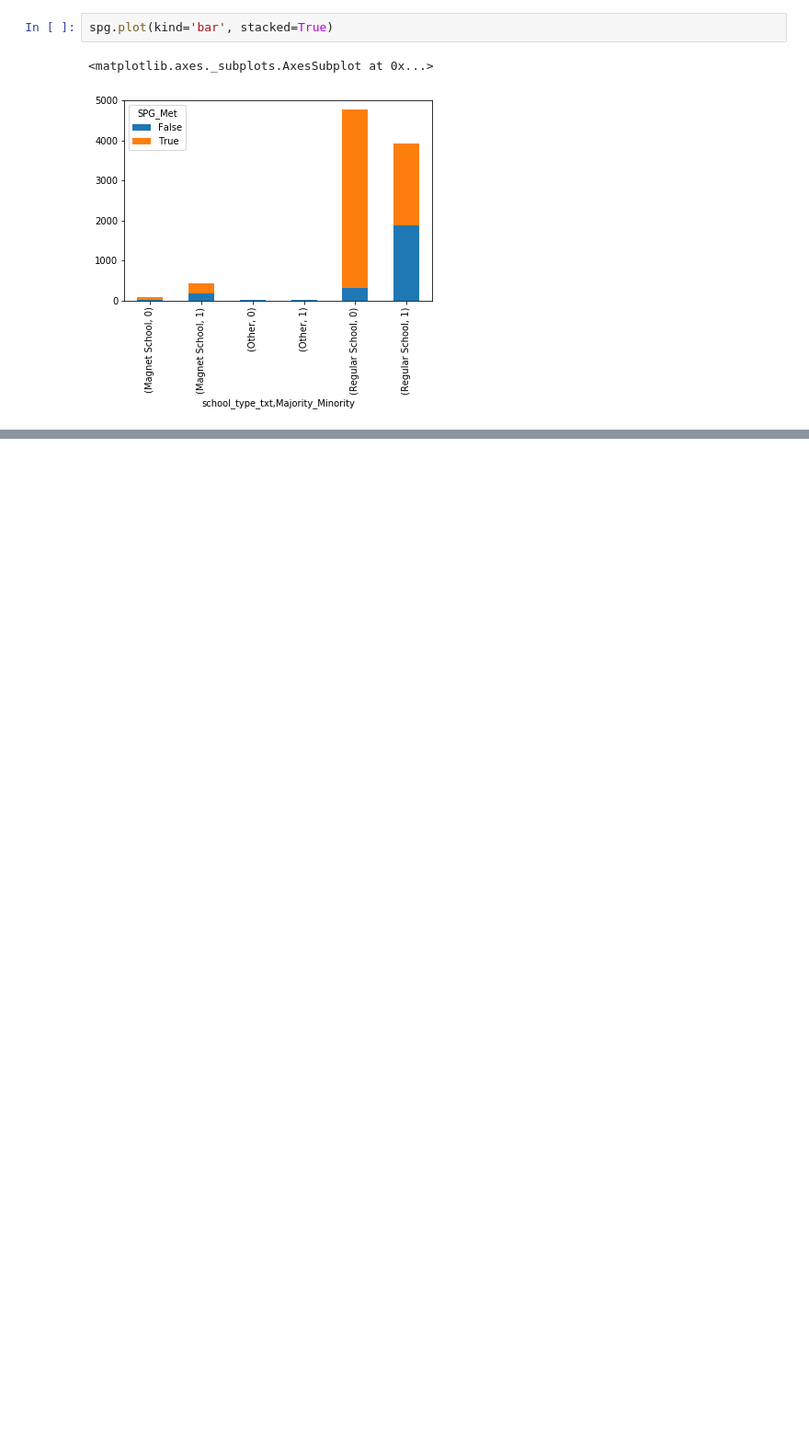
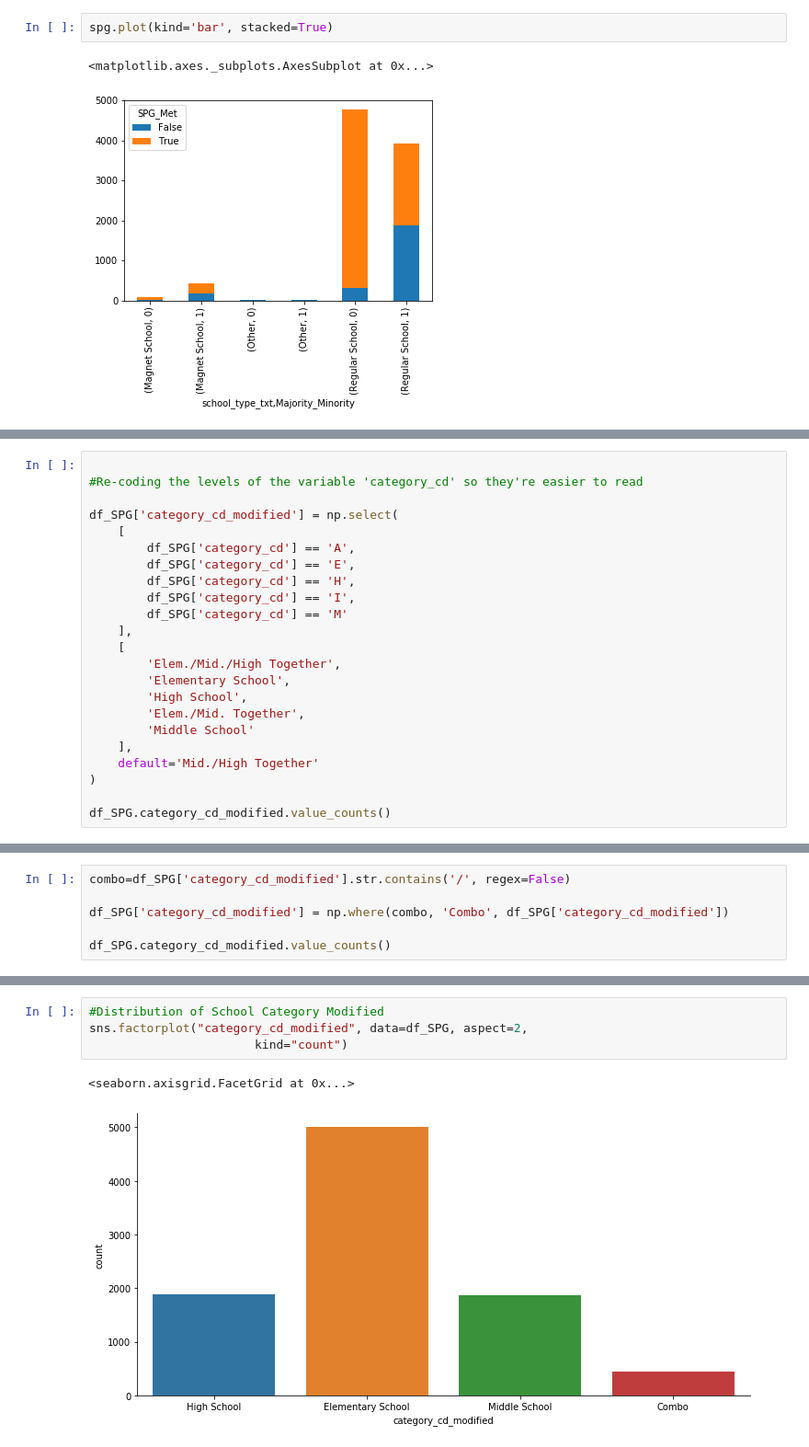
Before and after one commit to fredpoon/ds_7331_jyrf_eda, a Jupyter notebook: NCEdu_Visual_YZ.ipynb, the cells around one changed output, grey strips where cells are left out. Shown at 92% size. Saved outputs shown, nothing was run; the diff lists cells and outputs as text; blank space fills up the shorter version.

```diff
--- a/NCEdu_Visual_YZ.ipynb
+++ b/NCEdu_Visual_YZ.ipynb
@@ -428,3 +433,26 @@ spg_rate.plot(kind='barh',
 # %% [output]
 <matplotlib.axes._subplots.AxesSubplot at 0x...>
 [figure]
+# %%
+
+#Re-coding the levels of the variable 'category_cd' so they're easier to read
+
+df_SPG['category_cd_modified'] = np.select(
+    [
+        df_SPG['category_cd'] == 'A',
+        df_SPG['category_cd'] == 'E',
+        df_SPG['category_cd'] == 'H',
+        df_SPG['category_cd'] == 'I',
+        df_SPG['category_cd'] == 'M'
+    ],
+    [
+        'Elem./Mid./High Together',
+        'Elementary School',
+        'High School',
+        'Elem./Mid. Together',
+        'Middle School'
+    ],
+    default='Mid./High Together'
+)
+
+df_SPG.category_cd_modified.value_counts()
@@ -430,0 +471,6 @@ spg_rate.plot(kind='barh',
+# %%
+combo=df_SPG['category_cd_modified'].str.contains('/', regex=False)
+
+df_SPG['category_cd_modified'] = np.where(combo, 'Combo', df_SPG['category_cd_modified'])
+
+df_SPG.category_cd_modified.value_counts()
@@ -430,0 +488,7 @@ spg_rate.plot(kind='barh',
+# %%
+#Distribution of School Category Modified
+sns.factorplot("category_cd_modified", data=df_SPG, aspect=2,
+                       kind="count")
+# %% [output]
+<seaborn.axisgrid.FacetGrid at 0x...>
+[figure, added]
```
Also changed, not shown: parts of 10 cells of this notebook.
